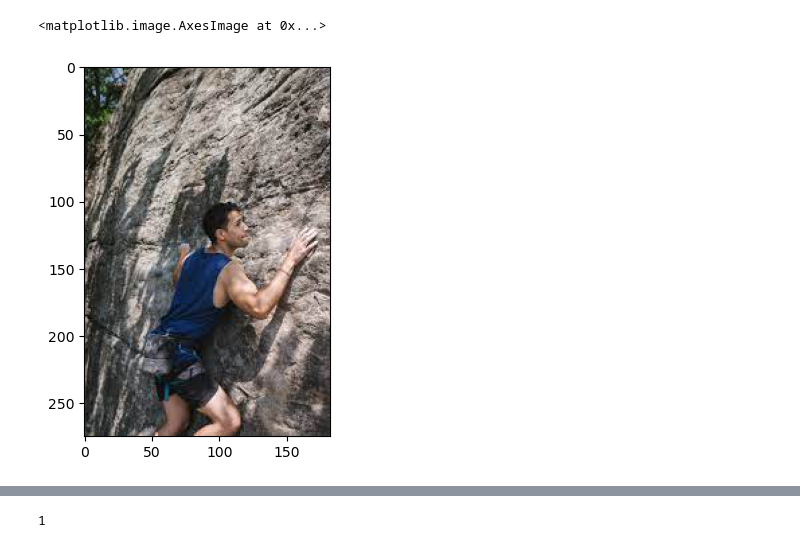
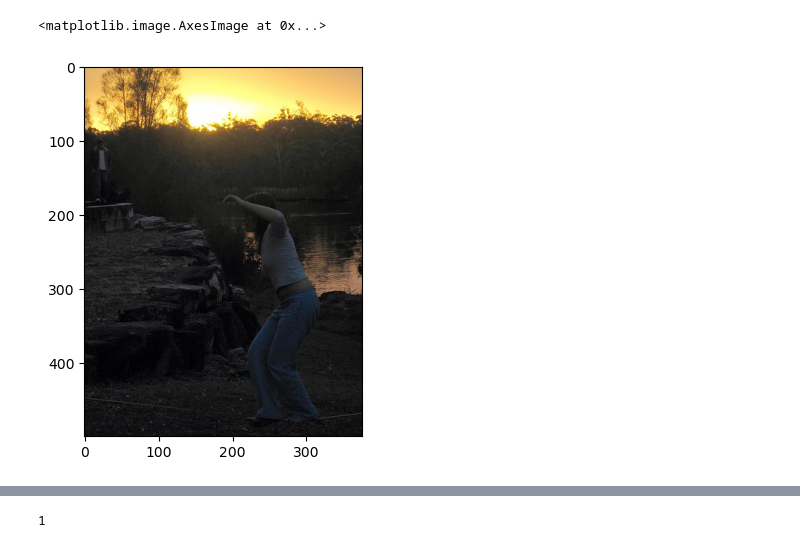
Before and after one commit to ShamikaD/cap_gen_dataflair, a Jupyter notebook: testing.ipynb, the cells around one changed output, grey strips where cells are left out. Cells and saved outputs as stored; diff of their text form; code cells hidden in the pictures.

```diff
--- a/testing.ipynb
+++ b/testing.ipynb
@@ -55,10 +55,10 @@ def generate_desc(model, tokenizer, photo, max_length):
     return in_text
 
 
-path = "img6.jfif"
-max_length = 32
+path = "img.jpg"
+max_length = 34
 tokenizer = load(open("tokenizer.p","rb"))
-model = load_model('models/model_9.h5')
+model = load_model('new_models_1/model_0.h5')
 xception_model = Xception(include_top=False, pooling="avg")
 
 photo = extract_features(path, xception_model)
@@ -77,4 +78,4 @@ start man grasps large rock end
 <matplotlib.image.AxesImage at 0x...>
-[figure, old version]
+[figure, new version]
 # %%
 import pandas as pd
```
Also changed, not shown: parts of 2 cells of this notebook, 16 other files.
